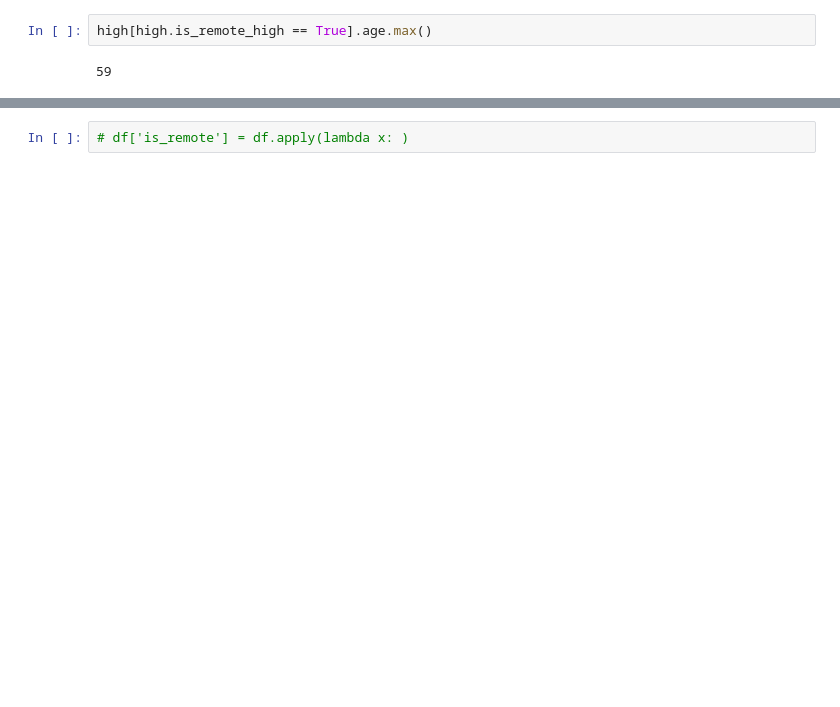
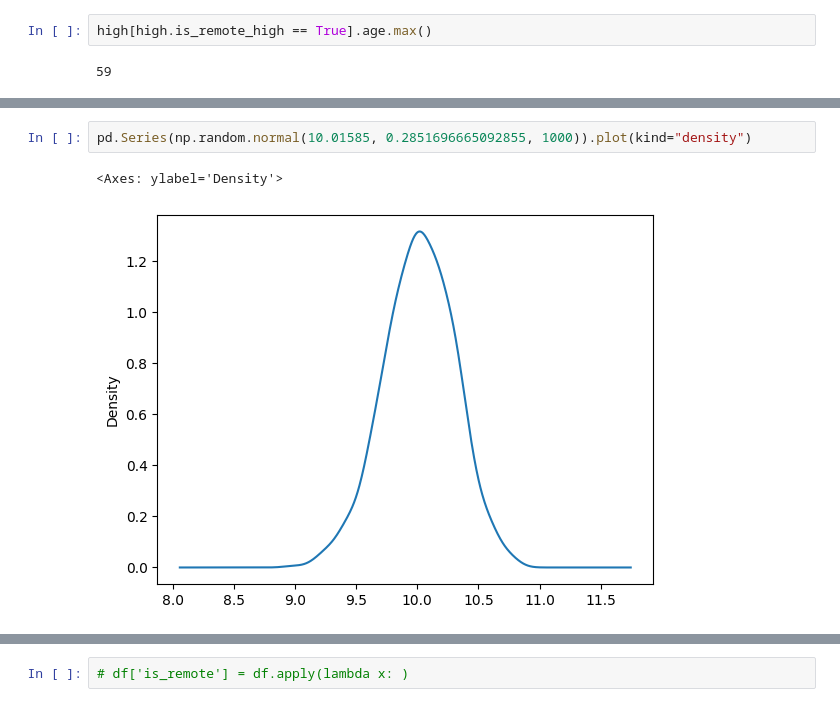
Before and after one commit to Selling-Pandas/dano-hackathon-innopolis-2024, a Jupyter notebook: German/education_remote.ipynb, the cells around one changed output, grey strips where cells are left out. Drawn from its saved outputs; the diff is of its cells as text; blank space fills up the shorter version.

```diff
--- a/German/education_remote.ipynb
+++ b/German/education_remote.ipynb
@@ -91,0 +144,5 @@ ShapiroResult(statistic=0.8312497138977051, pvalue=7.148296372199416e-36)
+# %%
+pd.Series(np.random.normal(10.01585, 0.2851696665092855, 1000)).plot(kind="density")
+# %% [output]
+<Axes: ylabel='Density'>
+[figure, added]
```
Also changed, not shown: parts of 29 cells of this notebook, 1 other file.
